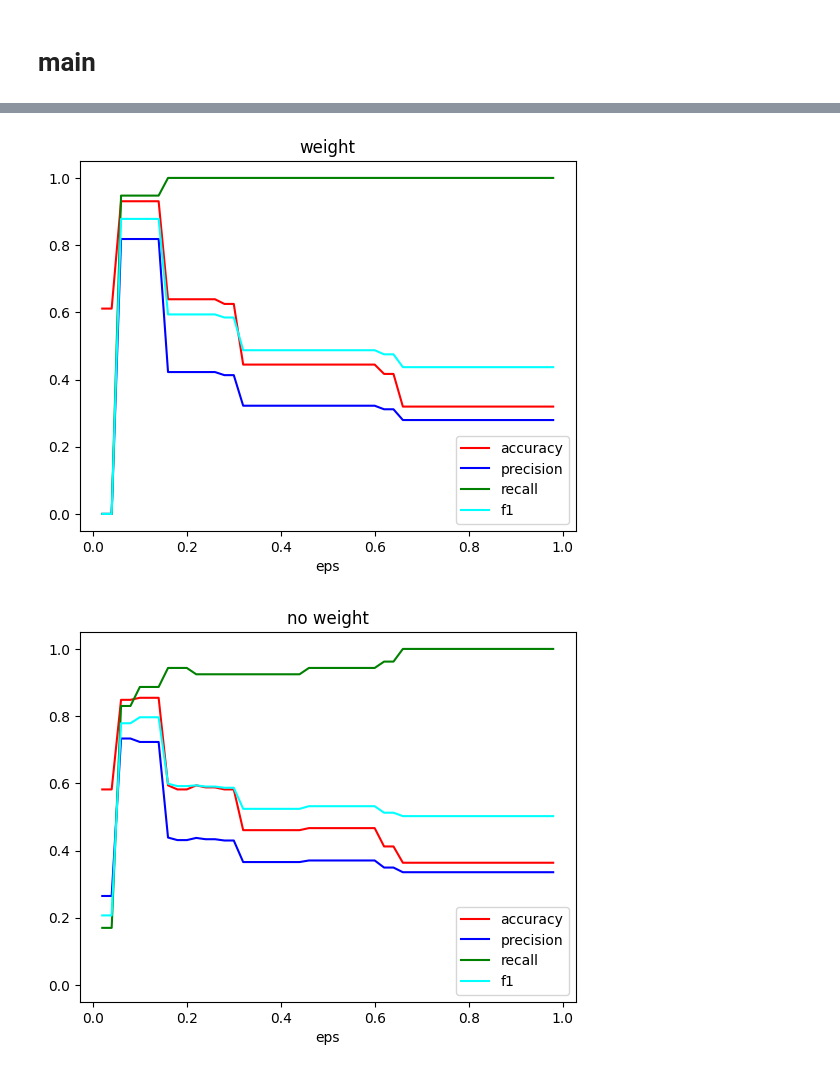
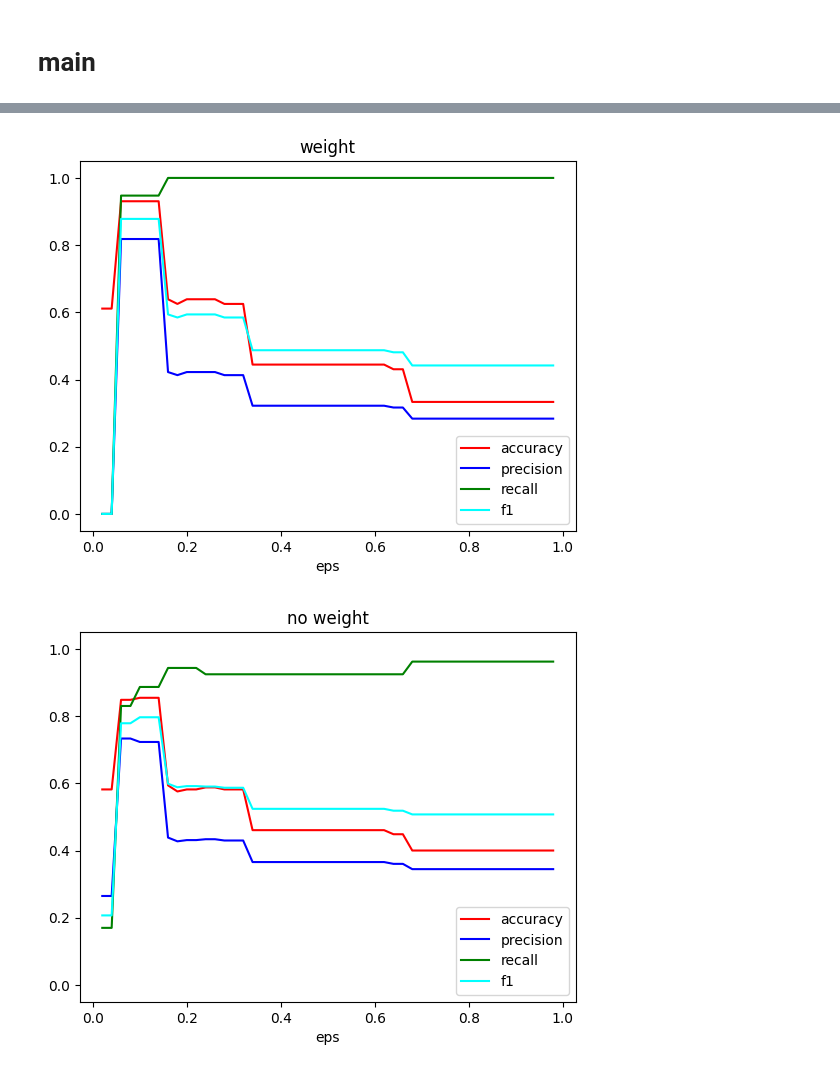
Before and after one commit to vdslab/watahal_proseka-score, a Jupyter notebook: score/clustering_DBSCAN.ipynb, the cells around one changed output, grey strips where cells are left out. Drawn from its saved outputs; the diff is of its cells as text; code cells hidden in the pictures.

Commit message:
all notes count & move distance sum & flip*flip

```diff
--- a/score/clustering_DBSCAN.ipynb
+++ b/score/clustering_DBSCAN.ipynb
@@ -108,7 +108,6 @@ def _est(clustering_result, sim_file_path, nsim_file_path, quiet=False):
 # %% [markdown]
 # main
 # %%
-# %pip install sklearn
 import numpy as np
 from sklearn import preprocessing
 from sklearn.cluster import DBSCAN
@@ -128,7 +127,7 @@ with open(f"{save_dir}/{save_file_name}", "w", newline="") as f:
     writer = csv.writer(f)
     writer.writerow(["id","x", "y", "label"])
 
-notes_file_paths = glob.glob("./data/_json/feature_vector/test/*cnt2_move*.json")
+notes_file_paths = glob.glob("./data/_json/feature_vector/test/*[[]cnt_move_flip2[]]*.json")
 notes_file_paths = [f for f in notes_file_paths if "155" in f]
 pprint.pprint(notes_file_paths)
 for eps,file_path in enumerate(notes_file_paths):
@@ -183,8 +182,18 @@ for eps,file_path in enumerate(notes_file_paths):
         accuracy, precision, recall, f1 = est(clustering_result, True)
         no_weight_scores.append([accuracy, precision, recall, f1])
 
+
+    def print_scores_max(scores):
+        accuracy_max = max(scores[0])
+        recall_max = max(scores[1])
+        precision_max = max(scores[2])
+        recall_max = max(scores[3])
+        print(f"{accuracy_max=}\n{recall_max}\n{precision_max}\n{recall_max}")
+
     weight_scores = list(zip(*weight_scores))
     no_weight_scores = list(zip(*no_weight_scores))
+    print_scores_max(weight_scores)
+    print_scores_max(no_weight_scores)
 
     plt.plot(epses, silhouettes)
     plt.title("silhouette")
@@ -258,2 +267,2 @@ f1=0.4367816091954023
-[figure, old version]
+[figure, new version]
-[figure, old version]
+[figure, new version]
```
Also changed, not shown: parts of 1 cell of this notebook, 2 other files.
